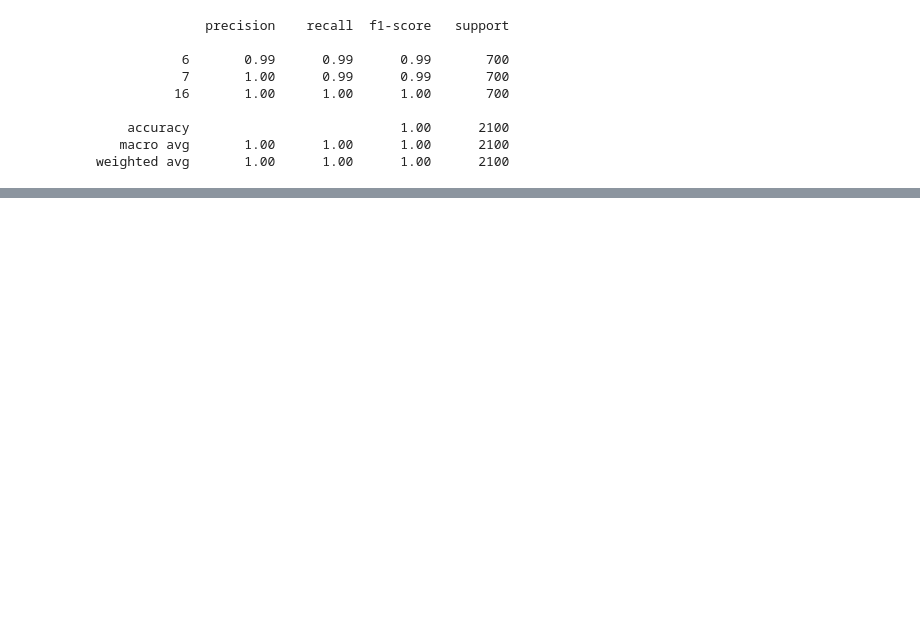
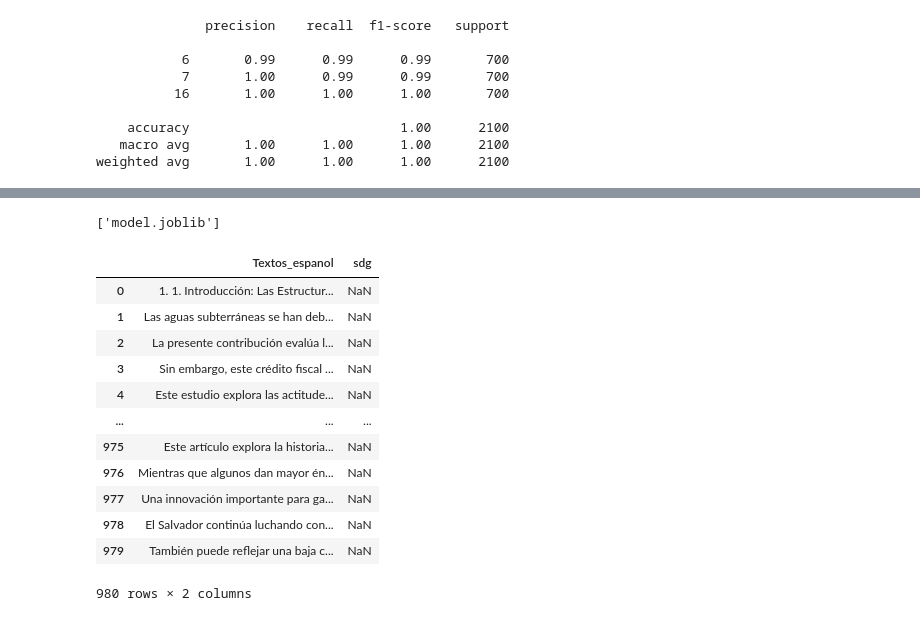
Before and after one commit to Buisness-Inteligence-Para-FashionPlace/Proyecto1, a Jupyter notebook: proyecto1.ipynb, the cells around one changed output, grey strips where cells are left out. Cells and saved outputs as stored; diff of their text form; code cells hidden in the pictures; blank space fills up the shorter version.

```diff
--- a/proyecto1.ipynb
+++ b/proyecto1.ipynb
@@ -537,0 +496,25 @@ ConfusionMatrixDisplay.from_predictions(y_train, y_train_lm_predict)
+# %%
+filename = 'model.joblib'
+# %%
+dump(pipeline, filename)
+# %% [output]
+['model.joblib']
+# %%
+import joblib
+pipeline_loaded = joblib.load(filename)
+etiquetado = pd.read_excel('./data/SinEtiquetatest_cat_6716.xlsx')
+etiquetado
+# %% [output]
+|  | Textos_espanol | sdg |
+| 0 | 1. 1. Introducción: Las Estructur... | NaN |
+| 1 | Las aguas subterráneas se han deb... | NaN |
+| 2 | La presente contribución evalúa l... | NaN |
+| 3 | Sin embargo, este crédito fiscal ... | NaN |
+| 4 | Este estudio explora las actitude... | NaN |
+| ... | ... | ... |
+| 975 | Este artículo explora la historia... | NaN |
+| 976 | Mientras que algunos dan mayor én... | NaN |
+| 977 | Una innovación importante para ga... | NaN |
+| 978 | El Salvador continúa luchando con... | NaN |
+| 979 | También puede reflejar una baja c... | NaN |
+980 rows × 2 columns
```
Also changed, not shown: parts of 31 cells of this notebook, 2 other files.
